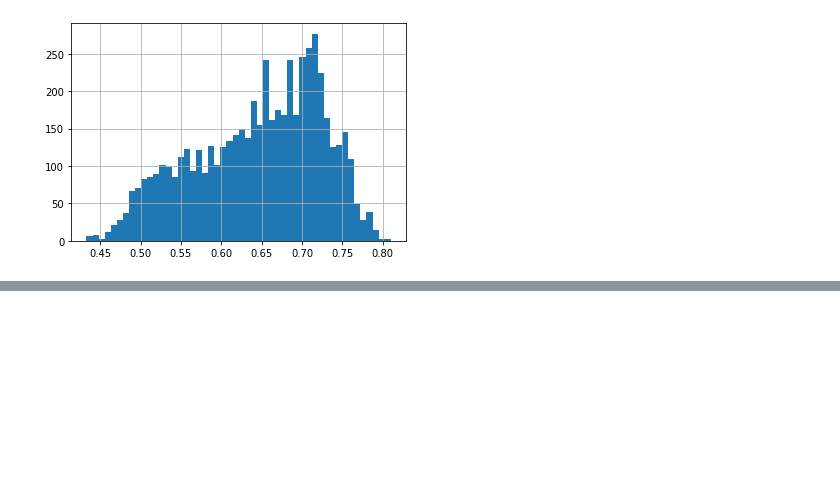
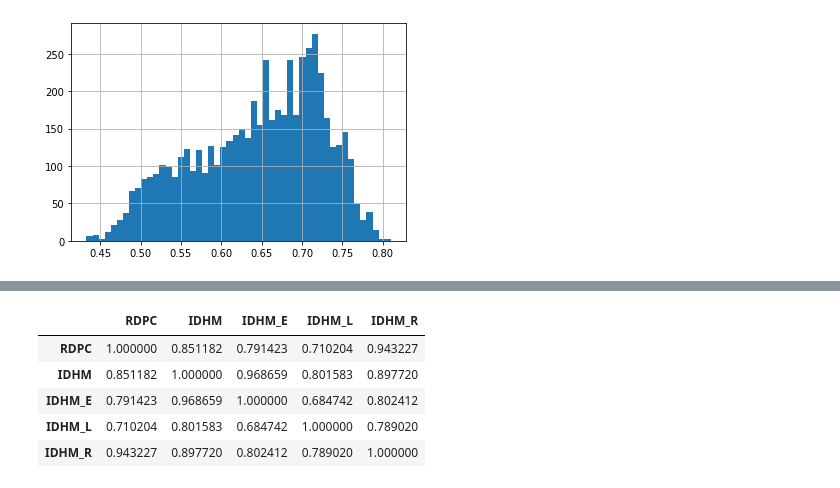
Before and after one commit to EmersonFranca/IDH_Atlas, a Jupyter notebook: Analise_Exploratoria/1_Analise_Exploratoria.ipynb, the cells around one changed output, grey strips where cells are left out. Cells and saved outputs as stored; diff of their text form; code cells hidden in the pictures; blank space fills up the shorter version.

```diff
--- a/Analise_Exploratoria/1_Analise_Exploratoria.ipynb
+++ b/Analise_Exploratoria/1_Analise_Exploratoria.ipynb
@@ -80,0 +86,9 @@ dfIDH_1991['IDHM_L'].hist(bins=50)
+# %%
+dfIDH_1991[['RDPC','IDHM', 'IDHM_E', 'IDHM_L', 'IDHM_R']].corr()
+# %% [output]
+|  | RDPC | IDHM | IDHM_E | IDHM_L | IDHM_R |
+| RDPC | 1.000000 | 0.851182 | 0.791423 | 0.710204 | 0.943227 |
+| IDHM | 0.851182 | 1.000000 | 0.968659 | 0.801583 | 0.897720 |
+| IDHM_E | 0.791423 | 0.968659 | 1.000000 | 0.684742 | 0.802412 |
+| IDHM_L | 0.710204 | 0.801583 | 0.684742 | 1.000000 | 0.789020 |
+| IDHM_R | 0.943227 | 0.897720 | 0.802412 | 0.789020 | 1.000000 |
```
Also changed, not shown: parts of 1 cell of this notebook.
